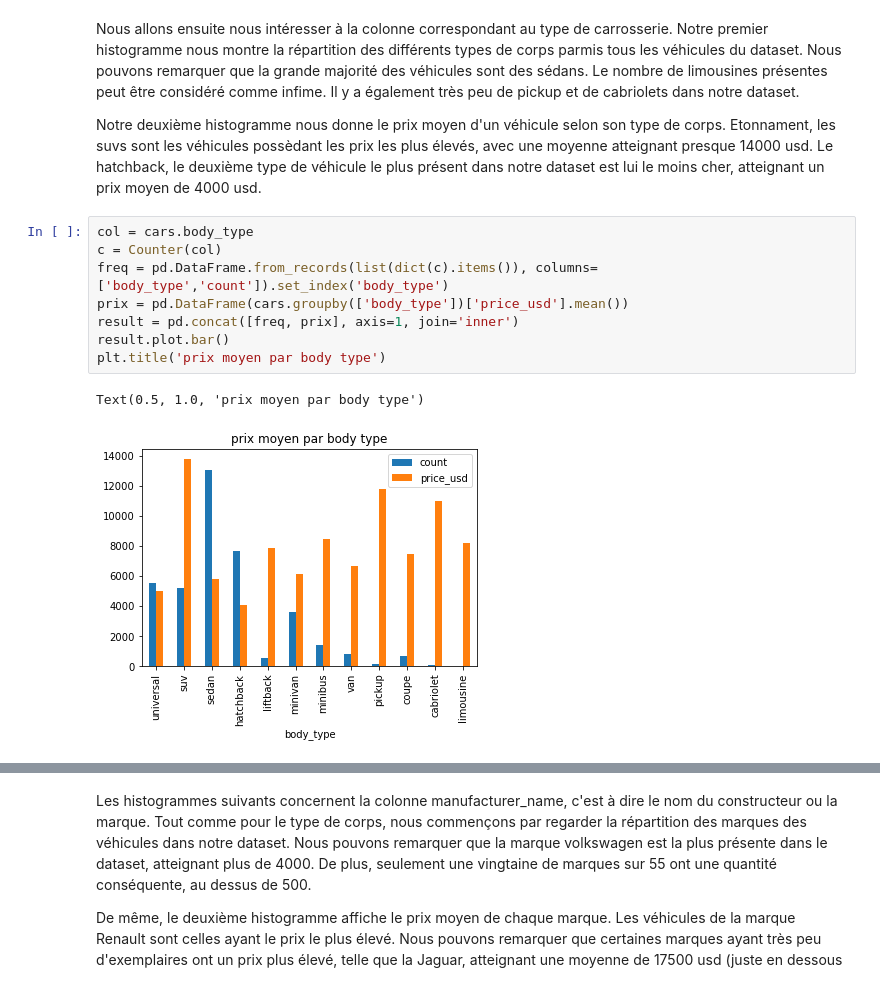
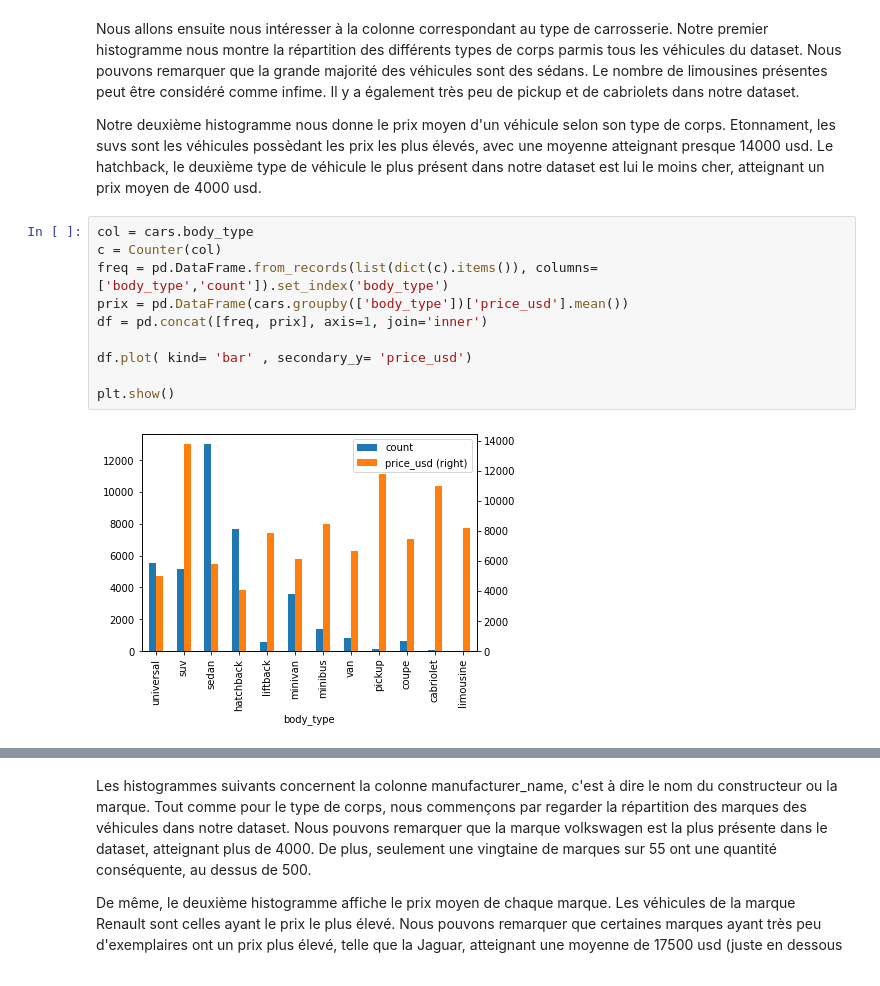
Before and after one commit to kerhogo/ias_cars, a Jupyter notebook: Visualisation.ipynb, the cells around one changed output, grey strips where cells are left out. Cells and saved outputs as stored; diff of their text form.

Commit message:
graphes

```diff
--- a/Visualisation.ipynb
+++ b/Visualisation.ipynb
@@ -74,11 +74,12 @@ Notre deuxième histogramme nous donne le prix moyen d'un véhicule selon son ty
 # %%
 col = cars.body_type
 c = Counter(col)
 freq = pd.DataFrame.from_records(list(dict(c).items()), columns=['body_type','count']).set_index('body_type')
 prix = pd.DataFrame(cars.groupby(['body_type'])['price_usd'].mean())
-result = pd.concat([freq, prix], axis=1, join='inner')
-result.plot.bar()
-plt.title('prix moyen par body type')
+df = pd.concat([freq, prix], axis=1, join='inner')
+
+df.plot( kind= 'bar' , secondary_y= 'price_usd')
+
+plt.show()
 # %% [output]
-Text(0.5, 1.0, 'prix moyen par body type')
-[figure, old version]
+[figure, new version]
```
Also changed, not shown: parts of 12 cells of this notebook.
